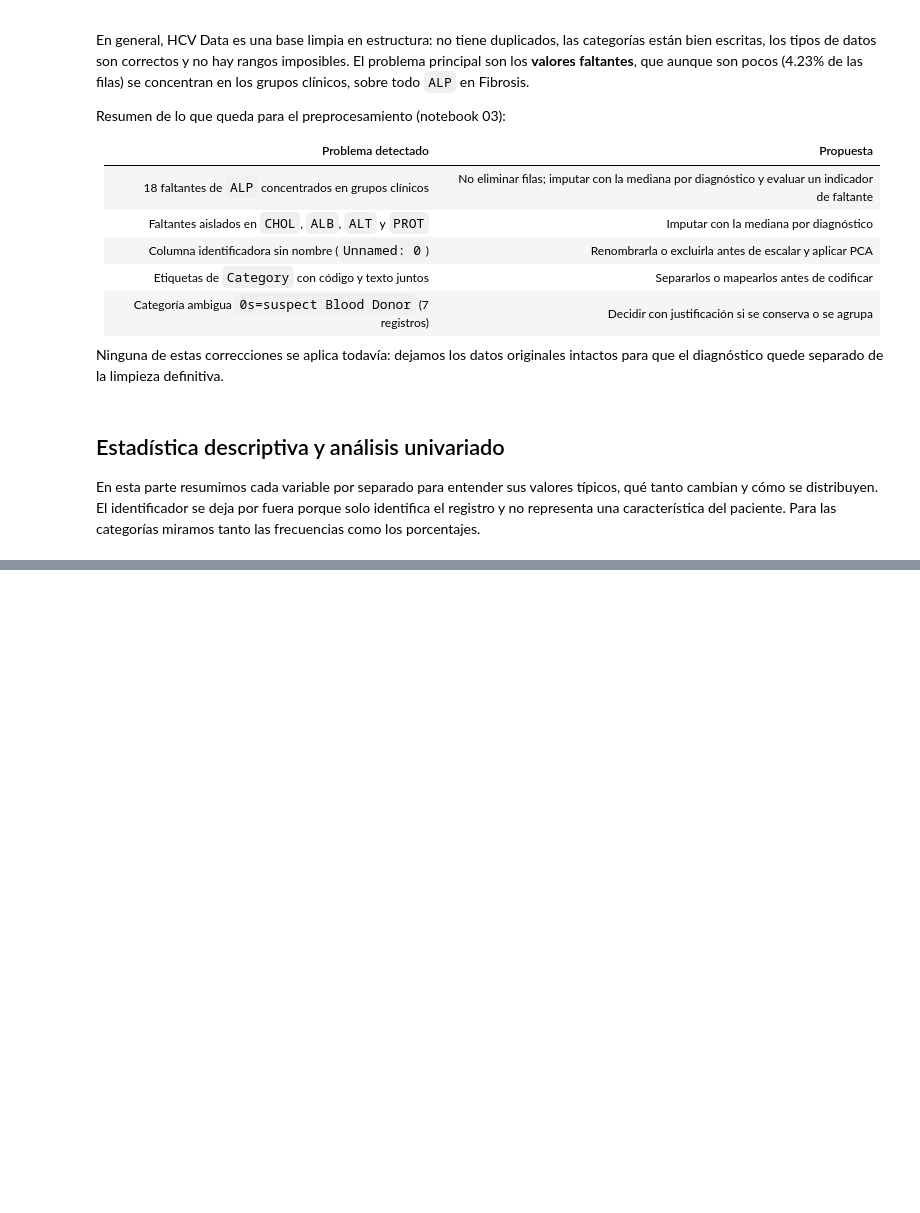
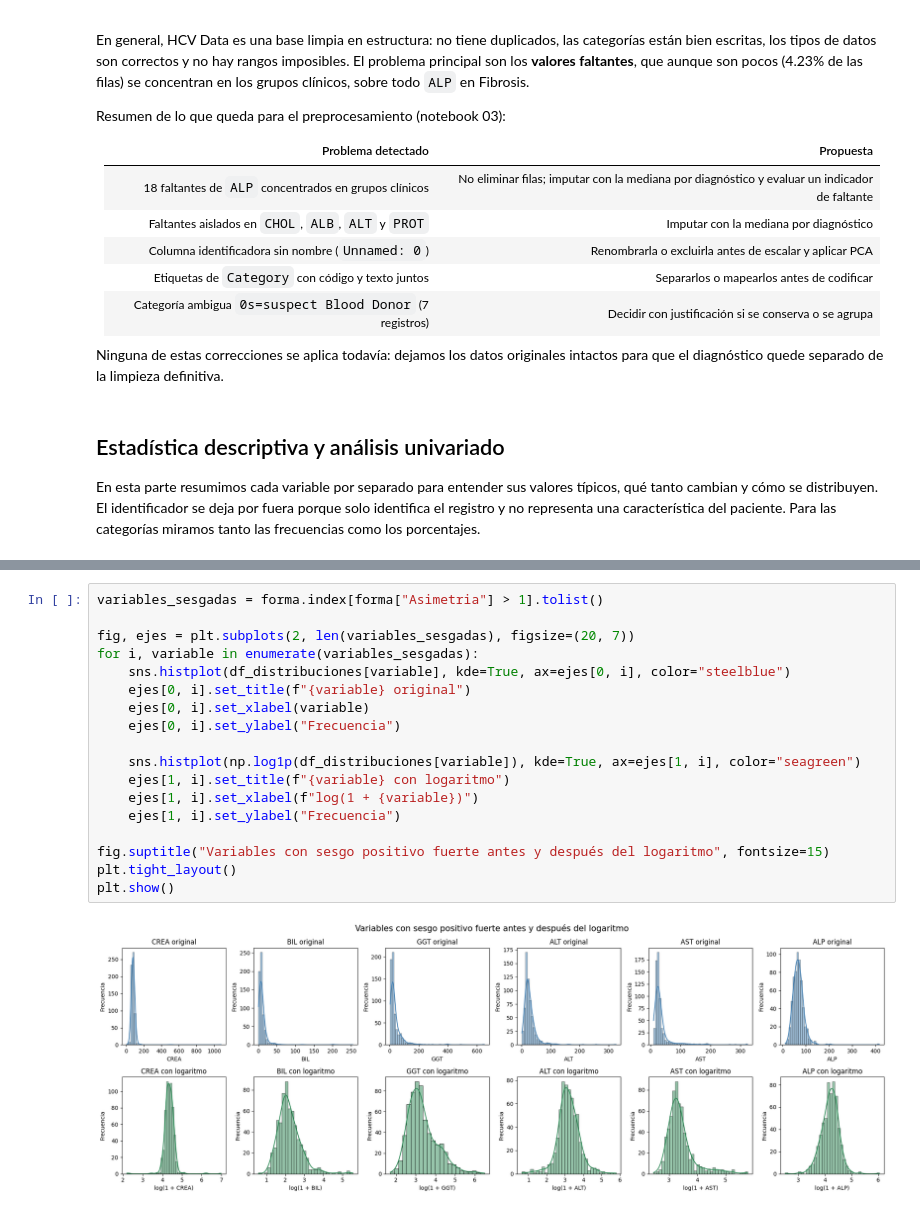
Before and after one commit to ExBlake/Analisis-de-datos-evento-2, a Jupyter notebook: notebooks/02_eda_hcv.ipynb, the cells around one changed output, grey strips where cells are left out. Saved outputs shown, nothing was run; the diff lists cells and outputs as text; blank space fills up the shorter version.

```diff
--- a/notebooks/02_eda_hcv.ipynb
+++ b/notebooks/02_eda_hcv.ipynb
@@ -530,0 +693,20 @@ for columna in columnas_categoricas:
+# %%
+variables_sesgadas = forma.index[forma["Asimetria"] > 1].tolist()
+
+fig, ejes = plt.subplots(2, len(variables_sesgadas), figsize=(20, 7))
+for i, variable in enumerate(variables_sesgadas):
+    sns.histplot(df_distribuciones[variable], kde=True, ax=ejes[0, i], color="steelblue")
+    ejes[0, i].set_title(f"{variable} original")
+    ejes[0, i].set_xlabel(variable)
+    ejes[0, i].set_ylabel("Frecuencia")
+
+    sns.histplot(np.log1p(df_distribuciones[variable]), kde=True, ax=ejes[1, i], color="seagreen")
+    ejes[1, i].set_title(f"{variable} con logaritmo")
+    ejes[1, i].set_xlabel(f"log(1 + {variable})")
+    ejes[1, i].set_ylabel("Frecuencia")
+
+fig.suptitle("Variables con sesgo positivo fuerte antes y después del logaritmo", fontsize=15)
+plt.tight_layout()
+plt.show()
+# %% [output]
+[figure, added]
```
Also changed, not shown: parts of 23 cells of this notebook, 1 other file.
